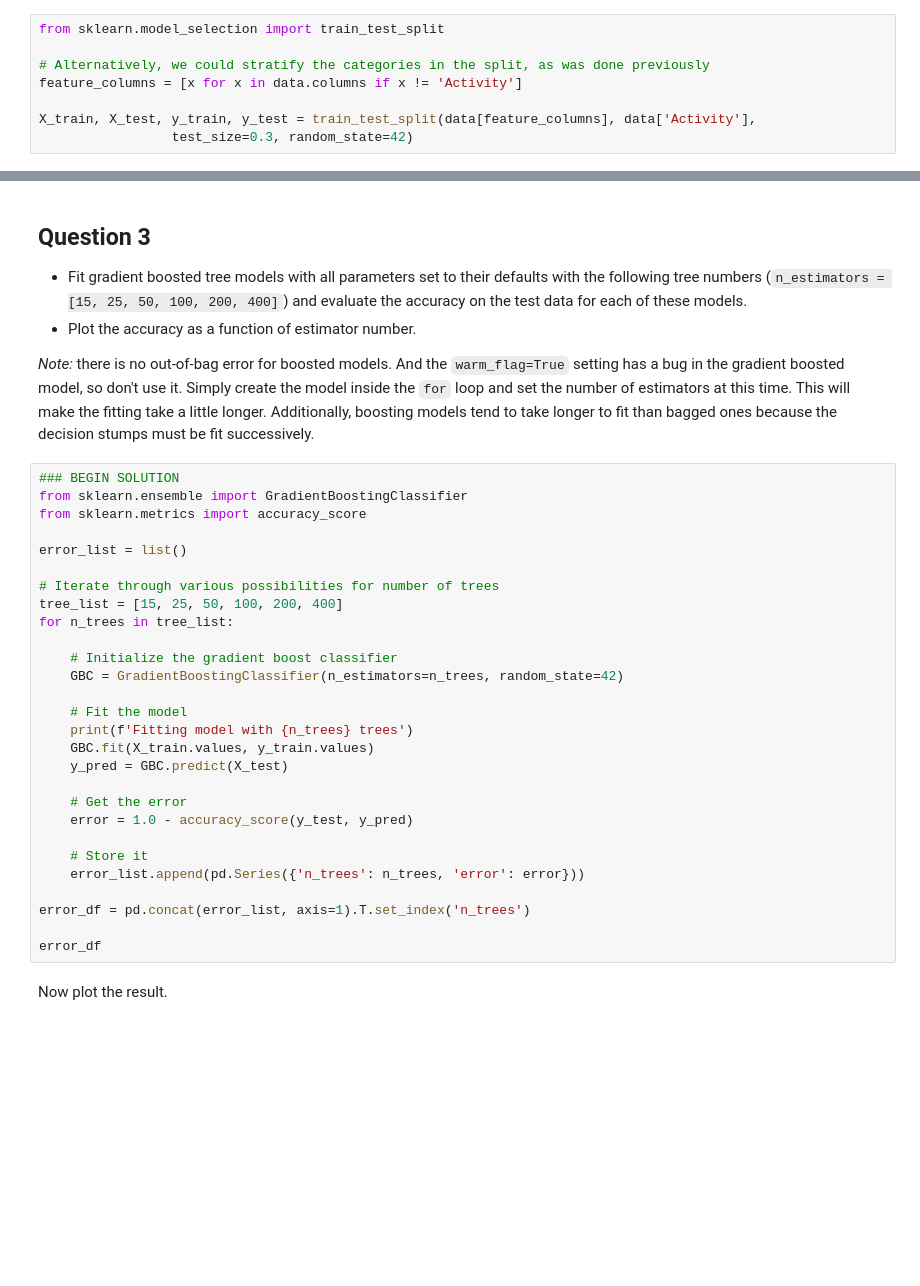
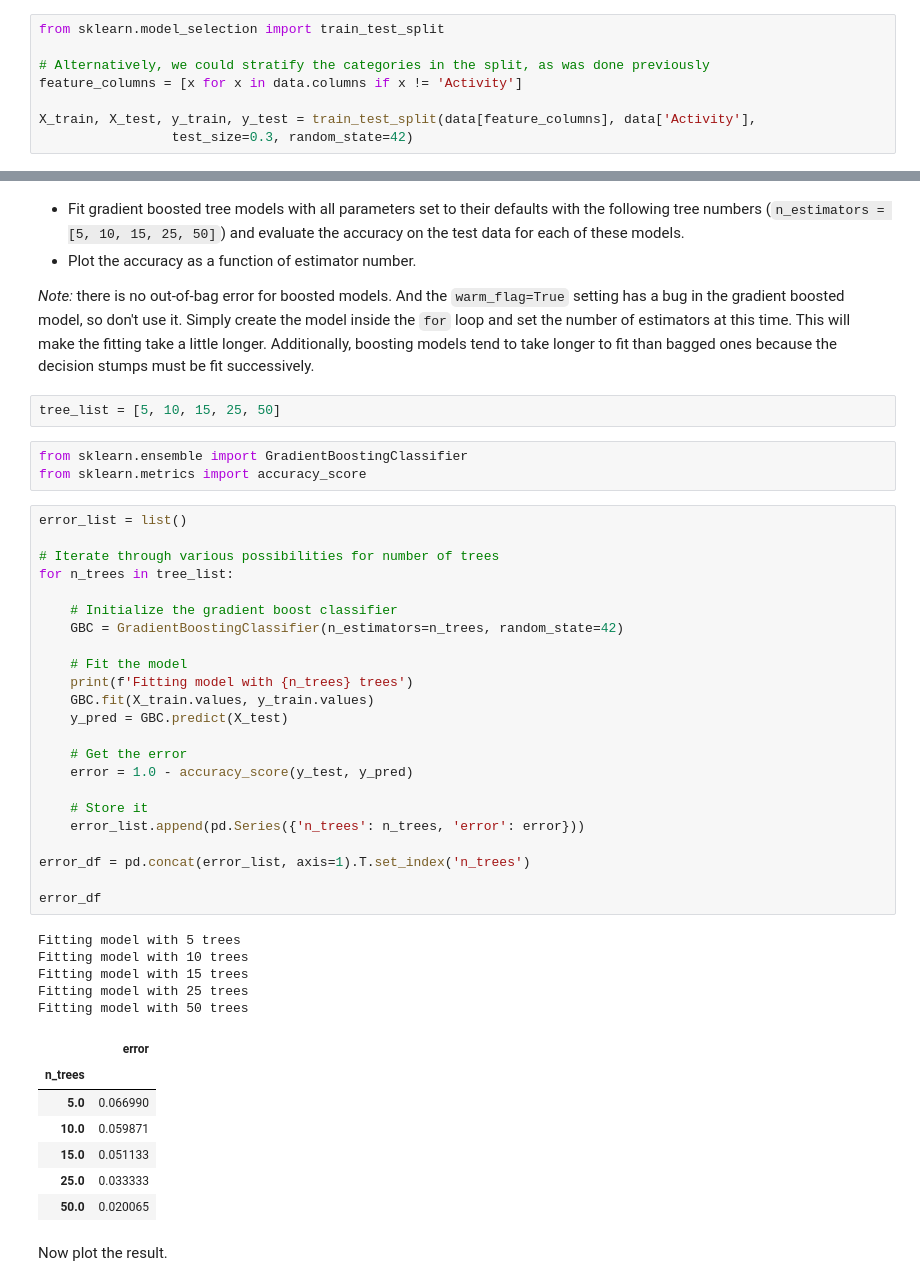
Before and after one commit to jayantverma2809/Learning-AI, a Jupyter notebook: Machine Learning/Ensemble Methods/Boosting_and_Stacking.ipynb, the cells around one changed output, grey strips where cells are left out. Drawn from its saved outputs; the diff is of its cells as text; blank space fills up the shorter version.

Commit message:
Boosting and Stacking

```diff
--- a/Machine Learning/Ensemble Methods/Boosting_and_Stacking.ipynb
+++ b/Machine Learning/Ensemble Methods/Boosting_and_Stacking.ipynb
@@ -114,38 +102,49 @@ X_train.shape, y_train.shape, X_test.shape, y_test.shape
 # %% [markdown]
-<h2 id="Q3">Question 3</h2>
-
-*   Fit gradient boosted tree models with all parameters set to their defaults with the following tree numbers (`n_estimators = [15, 25, 50, 100, 200, 400]`) and evaluate the accuracy on the test data for each of these models.
+*   Fit gradient boosted tree models with all parameters set to their defaults with the following tree numbers (`n_estimators = [5, 10, 15, 25, 50]`) and evaluate the accuracy on the test data for each of these models.
 *   Plot the accuracy as a function of estimator number.
 
 *Note:* there is no out-of-bag error for boosted models. And the `warm_flag=True` setting has a bug in the gradient boosted model, so don't use it. Simply create the model inside the `for` loop and set the number of estimators at this time. This will make the fitting take a little longer. Additionally, boosting models tend to take longer to fit than bagged ones because the decision stumps must be fit successively.
+# %%
+tree_list = [5, 10, 15, 25, 50]
+# %%
+from sklearn.ensemble import GradientBoostingClassifier
+from sklearn.metrics import accuracy_score
 # %%
-### BEGIN SOLUTION
-from sklearn.ensemble import GradientBoostingClassifier
-from sklearn.metrics import accuracy_score
-
 error_list = list()
 
 # Iterate through various possibilities for number of trees
-tree_list = [15, 25, 50, 100, 200, 400]
 for n_trees in tree_list:
 
     # Initialize the gradient boost classifier
     GBC = GradientBoostingClassifier(n_estimators=n_trees, random_state=42)
 
     # Fit the model
     print(f'Fitting model with {n_trees} trees')
     GBC.fit(X_train.values, y_train.values)
     y_pred = GBC.predict(X_test)
 
     # Get the error
     error = 1.0 - accuracy_score(y_test, y_pred)
 
     # Store it
     error_list.append(pd.Series({'n_trees': n_trees, 'error': error}))
 
 error_df = pd.concat(error_list, axis=1).T.set_index('n_trees')
 
 error_df
+# %% [output]
+Fitting model with 5 trees
+Fitting model with 10 trees
+Fitting model with 15 trees
+Fitting model with 25 trees
+Fitting model with 50 trees
+|  | error |
+| n_trees |  |
+| 5.0 | 0.066990 |
+| 10.0 | 0.059871 |
+| 15.0 | 0.051133 |
+| 25.0 | 0.033333 |
+| 50.0 | 0.020065 |
 # %% [markdown]
 Now plot the result.
 # %%
```
Also changed, not shown: parts of 32 cells of this notebook, 2 other files.
